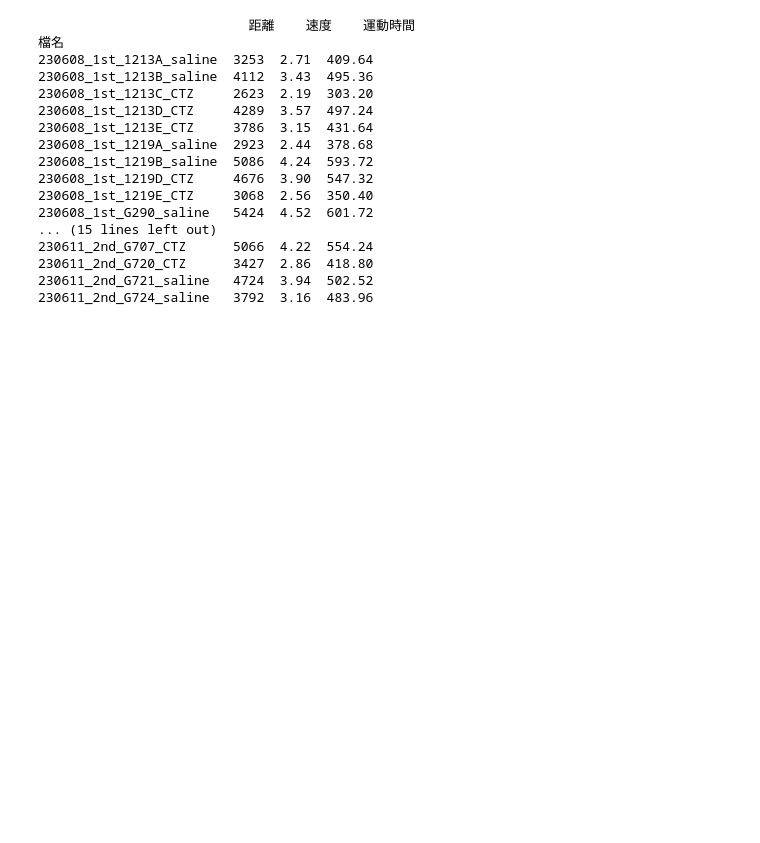
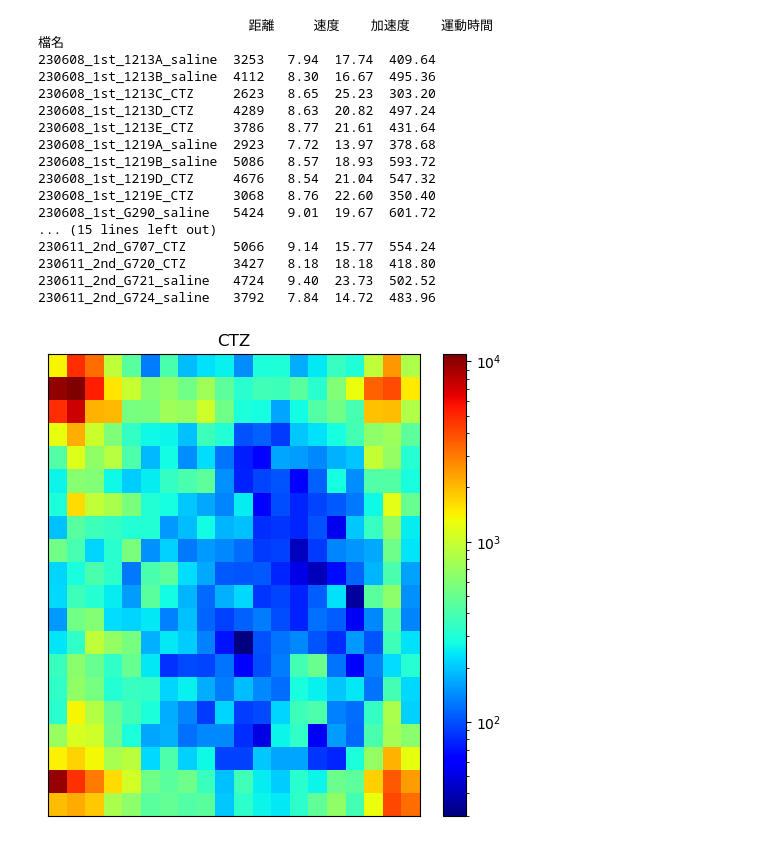
Before and after one commit to IsonaEi/behavior_analysis, a Jupyter notebook: Open_Field/open_field_behavior_calculator.ipynb, the cells around one changed output. Cells and saved outputs as stored; diff of their text form; code cells hidden in the pictures; blank space fills up the shorter version.

```diff
--- a/Open_Field/open_field_behavior_calculator.ipynb
+++ b/Open_Field/open_field_behavior_calculator.ipynb
@@ -37,9 +37,6 @@ for file_path in file_paths:
     # 計算總移動距離
     total_distance = int(distances.sum() / 480 * 40)
 
-    # 計算平均速度
-    avg_speed = round(total_distance / 1200, 2)
-
     # 計算相鄰frame中點座標的變化量
     coord_diff = np.abs(np.diff(midpoint_coords, axis=0))
 
@@ -47,41 +44,49 @@ for file_path in file_paths:
     num_still_frames = np.sum(np.all(coord_diff >= 0.24, axis=1))
     moving_time = num_still_frames*40/1000
 
+    # 計算平均速度
+    avg_speed = round(total_distance / moving_time, 2)
+
+    #計算加速度
+    speed_diff = np.abs(np.diff(distances, axis=0))
+    acceleration = np.abs(np.diff(speed_diff, axis=0))
+    avg_acceleration = round(acceleration.mean()/(1/25), 2)
+
     # 儲存結果
     file_name = os.path.basename(file_path)
     prefix = 'openfield_'
-    suffix = 'DLC_resnet50_OpenFieldApr28shuffle1_70000.h5'
+    suffix = 'DLC_resnet50_OpenFieldApr28shuffle1_86000.h5'
     trimmed_name = file_name[len(prefix):len(file_name)-len(suffix)]
-    results[trimmed_name] = {'distance': total_distance, 'speed': avg_speed, 'moving_time' : moving_time}
+    results[trimmed_name] = {'distance': total_distance, 'speed': avg_speed, 'acceleration': avg_acceleration, 'moving_time' : moving_time}
 
 
 
 # 將結果輸出到 excel 檔案中
 df = pd.DataFrame.from_dict(results, orient='index')
 df.index.name = '檔名'
-df.columns = ['距離', '速度', '運動時間']
+df.columns = ['距離', '速度', '加速度', '運動時間']
 df.to_excel('output.xlsx')
 
 # 輸出結果
 print(df)
 # %% [output]
-                           距離    速度    運動時間
+                           距離     速度    加速度    運動時間
 檔名
-230608_1st_1213A_saline  3253  2.71  409.64
-230608_1st_1213B_saline  4112  3.43  495.36
-230608_1st_1213C_CTZ     2623  2.19  303.20
-230608_1st_1213D_CTZ     4289  3.57  497.24
-230608_1st_1213E_CTZ     3786  3.15  431.64
-230608_1st_1219A_saline  2923  2.44  378.68
-230608_1st_1219B_saline  5086  4.24  593.72
-230608_1st_1219D_CTZ     4676  3.90  547.32
-230608_1st_1219E_CTZ     3068  2.56  350.40
-230608_1st_G290_saline   5424  4.52  601.72
+230608_1st_1213A_saline  3253   7.94  17.74  409.64
+230608_1st_1213B_saline  4112   8.30  16.67  495.36
+230608_1st_1213C_CTZ     2623   8.65  25.23  303.20
+230608_1st_1213D_CTZ     4289   8.63  20.82  497.24
+230608_1st_1213E_CTZ     3786   8.77  21.61  431.64
+230608_1st_1219A_saline  2923   7.72  13.97  378.68
+230608_1st_1219B_saline  5086   8.57  18.93  593.72
+230608_1st_1219D_CTZ     4676   8.54  21.04  547.32
+230608_1st_1219E_CTZ     3068   8.76  22.60  350.40
+230608_1st_G290_saline   5424   9.01  19.67  601.72
 ... (15 lines left out)
-230611_2nd_G707_CTZ      5066  4.22  554.24
-230611_2nd_G720_CTZ      3427  2.86  418.80
-230611_2nd_G721_saline   4724  3.94  502.52
-230611_2nd_G724_saline   3792  3.16  483.96
+230611_2nd_G707_CTZ      5066   9.14  15.77  554.24
+230611_2nd_G720_CTZ      3427   8.18  18.18  418.80
+230611_2nd_G721_saline   4724   9.40  23.73  502.52
+230611_2nd_G724_saline   3792   7.84  14.72  483.96
 # %%
 import os
 import pandas as pd
@@ -164,0 +266,20 @@ writer.save()
+# %%
+#Spatial distribution heat map
+
+import matplotlib.pyplot as plt
+from matplotlib import colors
+import numpy as np
+
+x_np, y_np = CombineData(all_raw_df)
+
+plt.figure(figsize=(6, 6))
+
+# 創建熱圖
+plt.hist2d(x_np, y_np, bins=(20, 20), cmap=plt.cm.jet, norm=colors.LogNorm())
+plt.colorbar()
+plt.xticks([])
+plt.yticks([])
+plt.title('CTZ')
+plt.show()
+# %% [output]
+[figure, added]
```
Also changed, not shown: parts of 6 cells of this notebook, 17 other files.
